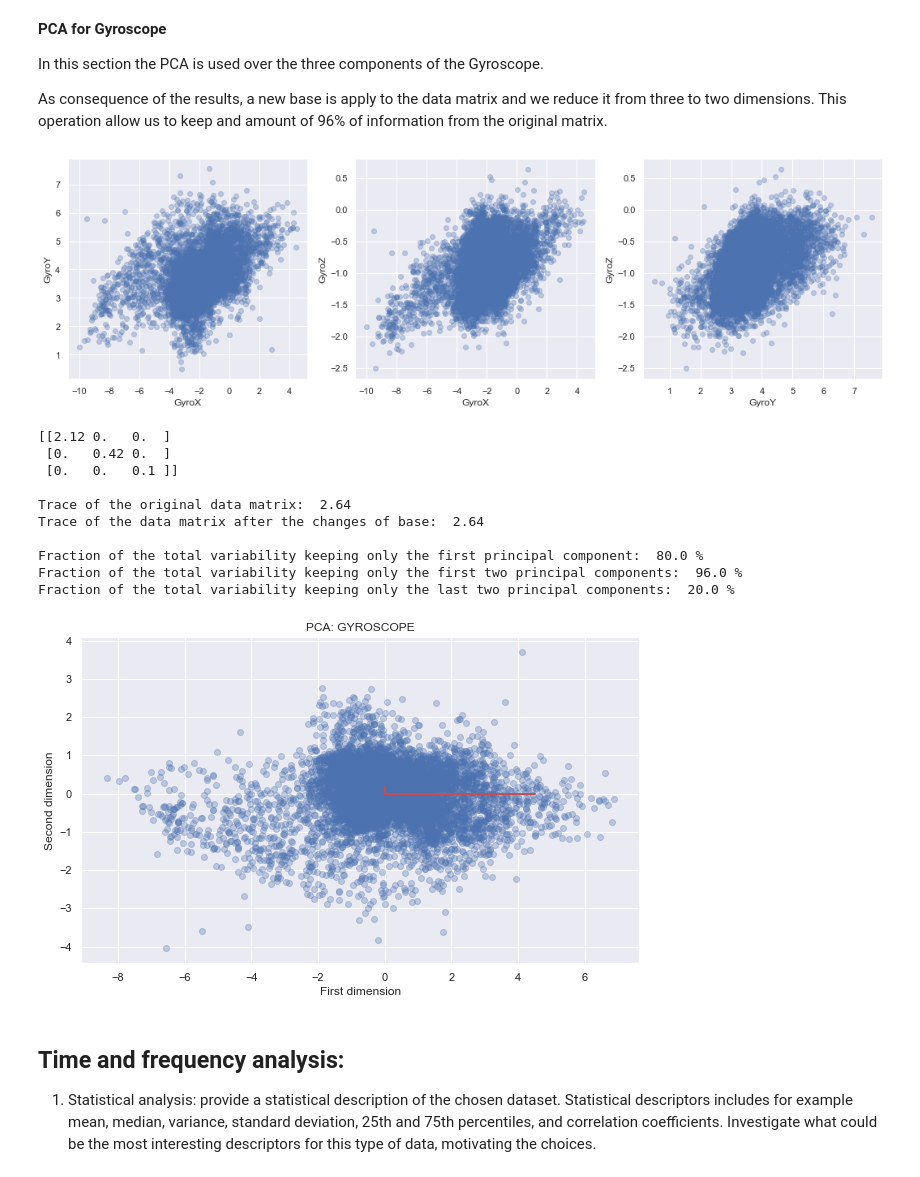
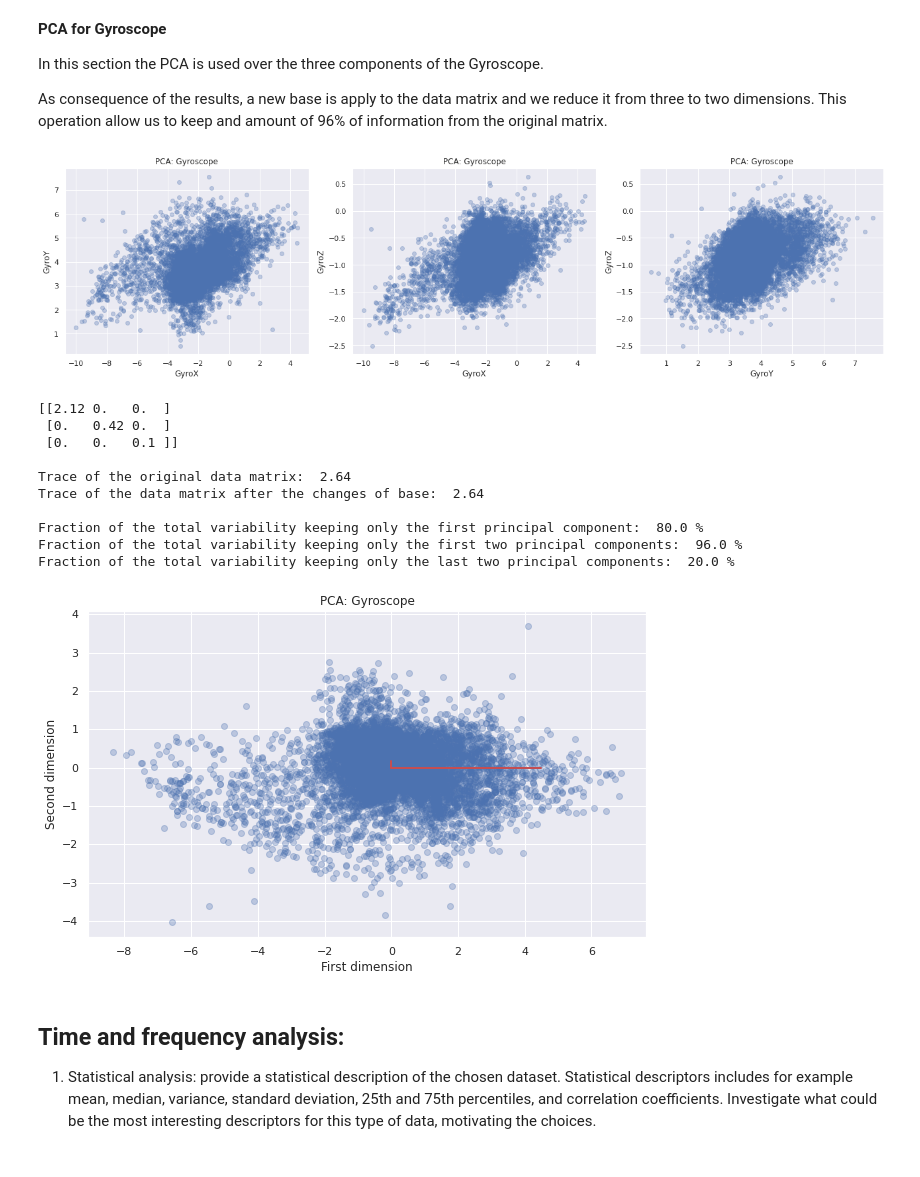
Before and after one commit to CrostaBot/HeartRateEstimation, a Jupyter notebook: SCG.ipynb, the cells around one changed output. Saved outputs shown, nothing was run; the diff lists cells and outputs as text; code cells hidden in the pictures.

```diff
--- a/SCG.ipynb
+++ b/SCG.ipynb
@@ -237,21 +245,27 @@ As consequence of the results, a new base is apply to the data matrix and we red
 # %%
 X_gyro = np.array([gyroX, gyroY, gyroZ])
 matplotlib.rcParams['mathtext.fontset'] = 'cm'
 matplotlib.rcParams['font.family'] = 'STIXGeneral'
 sns.set()
 figure, axis = plt.subplots(1,3, figsize = (18,5))
 axis[0].scatter(X_gyro[0,:], X_gyro[1,:], alpha=0.3, color = 'b')
 axis[0].set_xlabel('GyroX')
 axis[0].set_ylabel('GyroY')
+axis[0].set_title('PCA: Gyroscope')
 axis[1].scatter(X_gyro[0,:], X_gyro[2,:], alpha=0.3, color = 'b')
 axis[1].set_xlabel('GyroX')
 axis[1].set_ylabel('GyroZ')
+axis[1].set_title('PCA: Gyroscope')
 axis[2].scatter(X_gyro[1,:], X_gyro[2,:], alpha=0.3, color = 'b')
 axis[2].set_xlabel('GyroY')
 axis[2].set_ylabel('GyroZ')
+axis[2].set_title('PCA: Gyroscope')
+figure.tight_layout()
+plt.savefig("Images/SCG/PCA-gyro.png")
+
 plt.show()
 # %% [output]
-[figure, old version]
+[figure, new version]
 # %%
 #compute the mean of X and subtract it to obtain a zero main matrix X
 X_gyro = X_gyro - X_gyro.mean()
@@ -289,9 +303,10 @@ plt.figure(figsize=(10,6))
 plt.scatter(first_dim, second_dim, alpha=0.3, c = 'b')
 plt.plot([0, l[0]*np.cov(PCA_gyro)[0,0]], [0, l[0]*np.cov(PCA_gyro)[1,0]], 'r', lw=2)
 plt.plot([0, l[1]*np.cov(PCA_gyro)[0,1]], [0, l[1]*np.cov(PCA_gyro)[1,1]], 'r', lw=2)
-plt.title('PCA: GYROSCOPE')
+plt.title('PCA: Gyroscope')
 plt.xlabel('First dimension')
 plt.ylabel('Second dimension')
+plt.savefig("Images/SCG/PCA-gyro2.png")
 plt.show()
 # %% [output]
 [[2.12 0.   0.  ]
@@ -304,7 +319,7 @@ Trace of the data matrix after the changes of base:  2.64
 Fraction of the total variability keeping only the first principal component:  80.0 %
 Fraction of the total variability keeping only the first two principal components:  96.0 %
 Fraction of the total variability keeping only the last two principal components:  20.0 %
-[figure, old version]
+[figure, new version]
 # %% [markdown]
 ## Time and frequency analysis:
 
```
Also changed, not shown: parts of 12 cells of this notebook.
